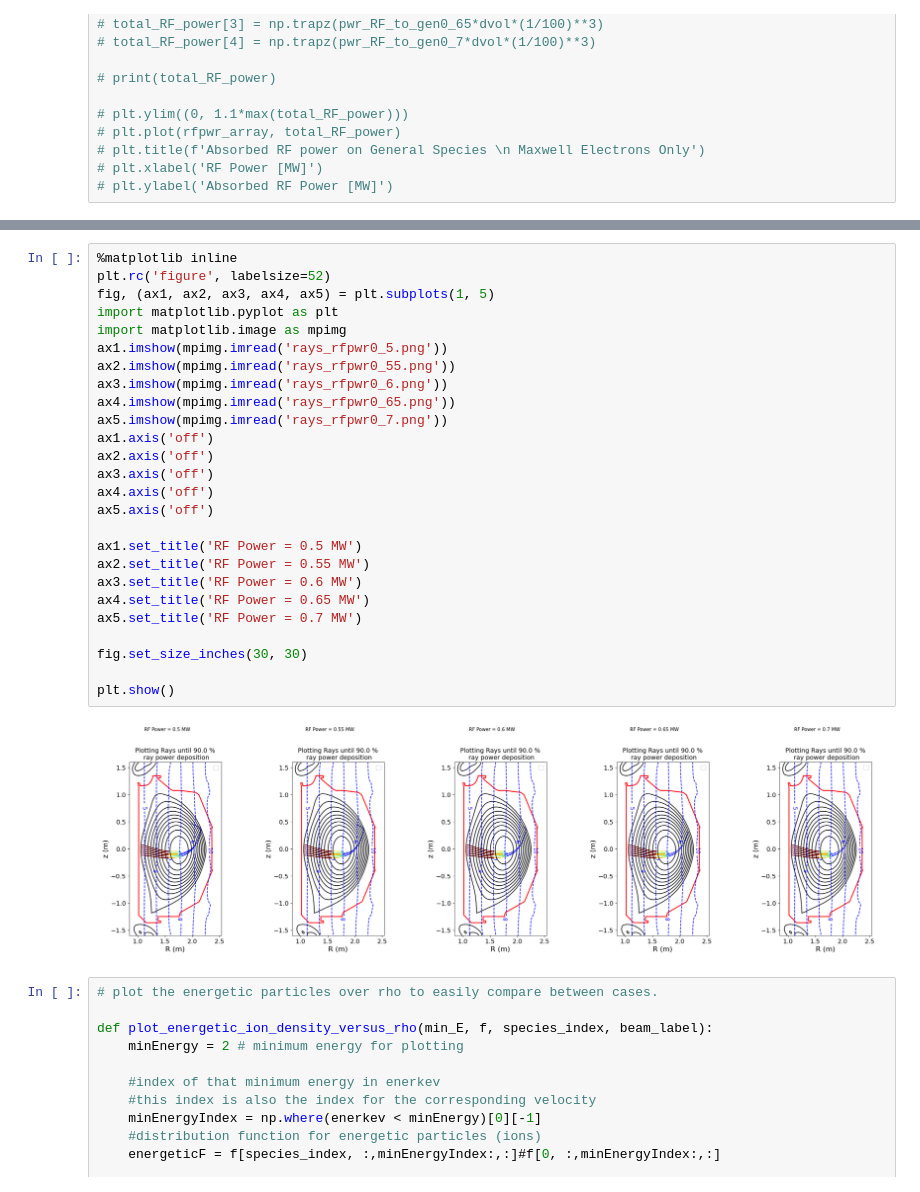
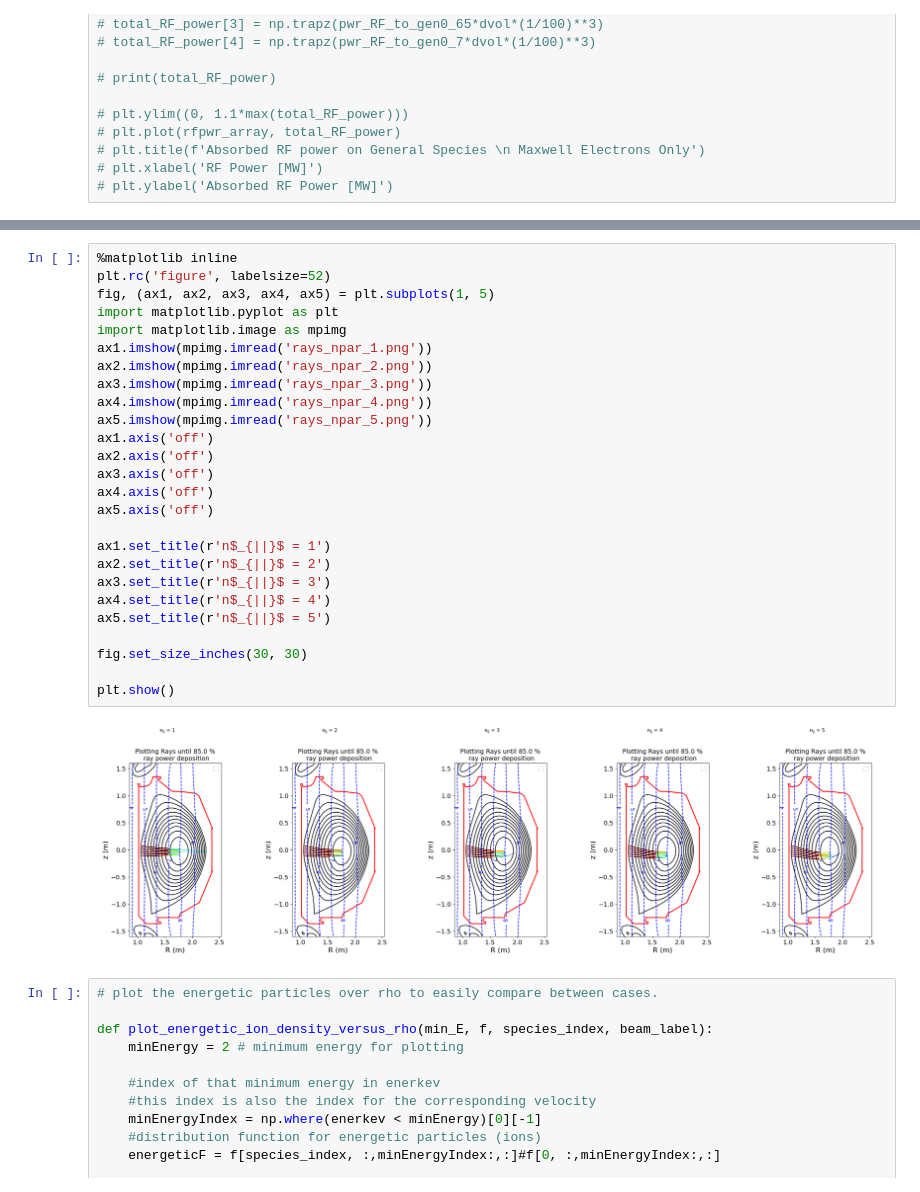
Before and after one commit to vandelij/genray_cql3d_plots, a Jupyter notebook: shots/147634/scan_npar/beam_5_RF_0_7/npar_scan_notebook.ipynb, the cells around one changed output, grey strips where cells are left out. Drawn from its saved outputs; the diff is of its cells as text.

Commit message:
made plots

```diff
--- a/shots/147634/scan_npar/beam_5_RF_0_7/npar_scan_notebook.ipynb
+++ b/shots/147634/scan_npar/beam_5_RF_0_7/npar_scan_notebook.ipynb
@@ -417,31 +415,31 @@ RF powers to electrons [MW]:  [0.04067668 0.04067668]
 # %%
 %matplotlib inline
 plt.rc('figure', labelsize=52)
 fig, (ax1, ax2, ax3, ax4, ax5) = plt.subplots(1, 5)
 import matplotlib.pyplot as plt
 import matplotlib.image as mpimg
-ax1.imshow(mpimg.imread('rays_rfpwr0_5.png'))
-ax2.imshow(mpimg.imread('rays_rfpwr0_55.png'))
-ax3.imshow(mpimg.imread('rays_rfpwr0_6.png'))
-ax4.imshow(mpimg.imread('rays_rfpwr0_65.png'))
-ax5.imshow(mpimg.imread('rays_rfpwr0_7.png'))
+ax1.imshow(mpimg.imread('rays_npar_1.png'))
+ax2.imshow(mpimg.imread('rays_npar_2.png'))
+ax3.imshow(mpimg.imread('rays_npar_3.png'))
+ax4.imshow(mpimg.imread('rays_npar_4.png'))
+ax5.imshow(mpimg.imread('rays_npar_5.png'))
 ax1.axis('off')
 ax2.axis('off')
 ax3.axis('off')
 ax4.axis('off')
 ax5.axis('off')
 
-ax1.set_title('RF Power = 0.5 MW')
-ax2.set_title('RF Power = 0.55 MW')
-ax3.set_title('RF Power = 0.6 MW')
-ax4.set_title('RF Power = 0.65 MW')
-ax5.set_title('RF Power = 0.7 MW')
+ax1.set_title(r'n$_{||}$ = 1')
+ax2.set_title(r'n$_{||}$ = 2')
+ax3.set_title(r'n$_{||}$ = 3')
+ax4.set_title(r'n$_{||}$ = 4')
+ax5.set_title(r'n$_{||}$ = 5')
 
 fig.set_size_inches(30, 30)
 
 plt.show()
 # %% [output]
-[figure, old version]
+[figure, new version]
 # %%
 # plot the energetic particles over rho to easily compare between cases.
 
```
Also changed, not shown: parts of 4 cells of this notebook, 1 other file.
